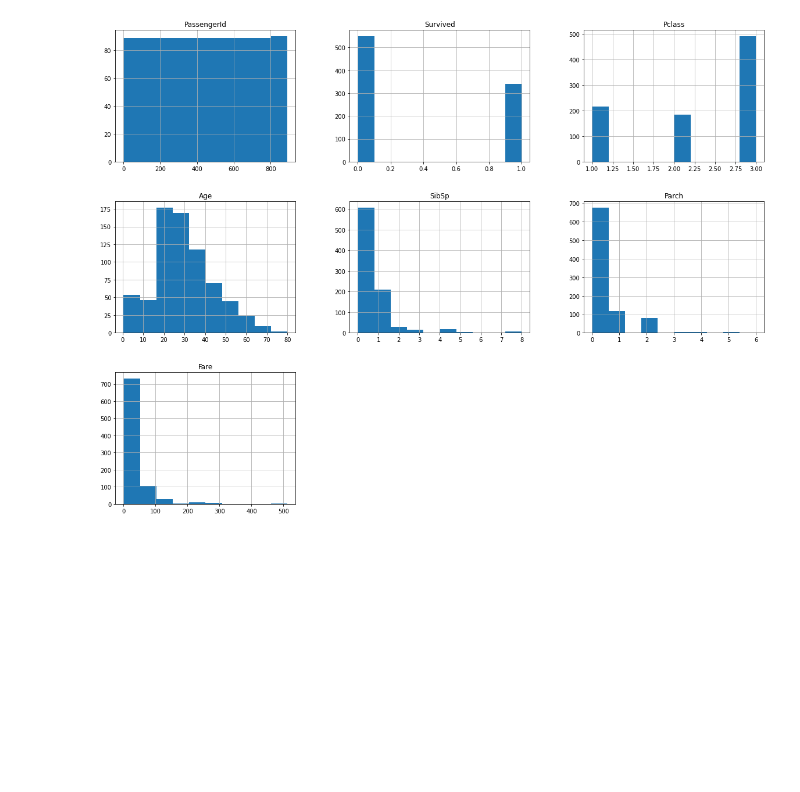
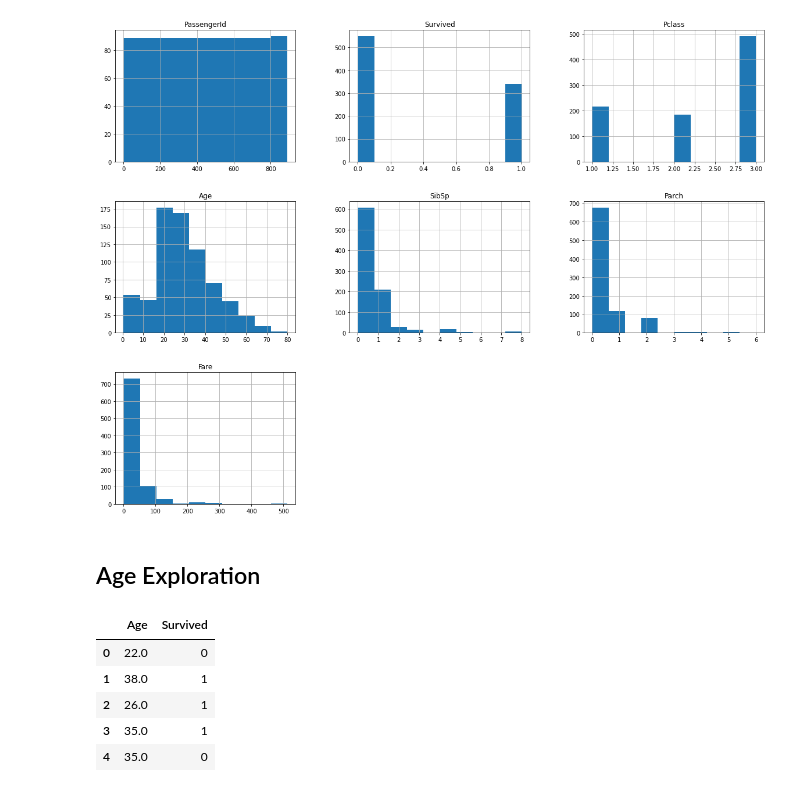
Before and after one commit to bakunobu/data_comp, a Jupyter notebook: kaggle_titanic/data_exploration.ipynb, the cells around one changed output. Saved outputs shown, nothing was run; the diff lists cells and outputs as text; code cells hidden in the pictures; blank space fills up the shorter version.

```diff
--- a/kaggle_titanic/data_exploration.ipynb
+++ b/kaggle_titanic/data_exploration.ipynb
@@ -118,3 +118,20 @@ data.hist(bins=10, figsize=(20,15))
 plt.show()
 # %% [output]
 [figure]
+# %% [markdown]
+## Age Exploration
+# %%
+import pandas as pd
+
+my_file = '/home/bakunobu/data_comp/kaggle_titanic/dataset/train.csv'
+
+data = pd.read_csv(my_file)
+age_data = data[['Age', 'Survived']]
+age_data.head()
+# %% [output]
+|  | Age | Survived |
+| 0 | 22.0 | 0 |
+| 1 | 38.0 | 1 |
+| 2 | 26.0 | 1 |
+| 3 | 35.0 | 1 |
+| 4 | 35.0 | 0 |
```
Also changed, not shown: parts of 9 cells of this notebook.
